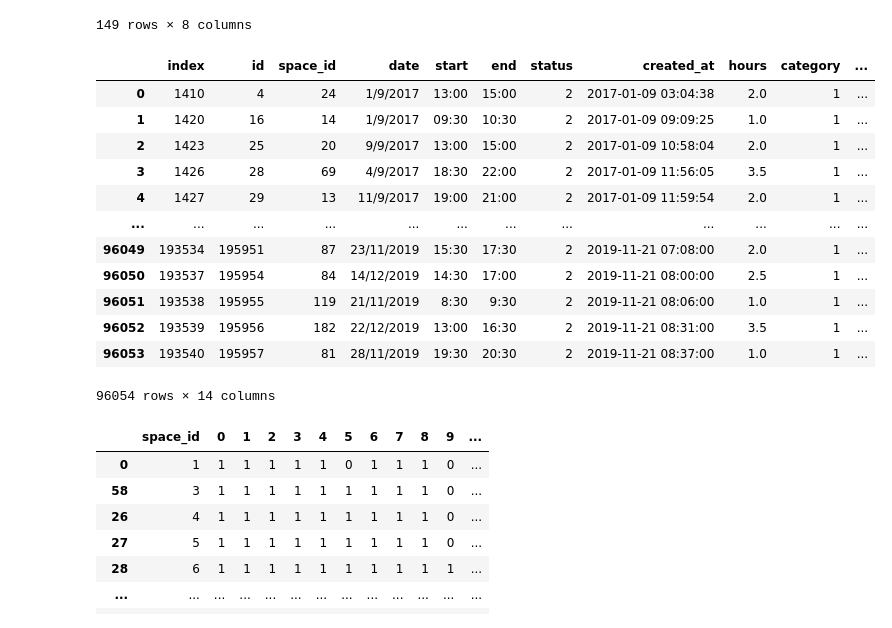
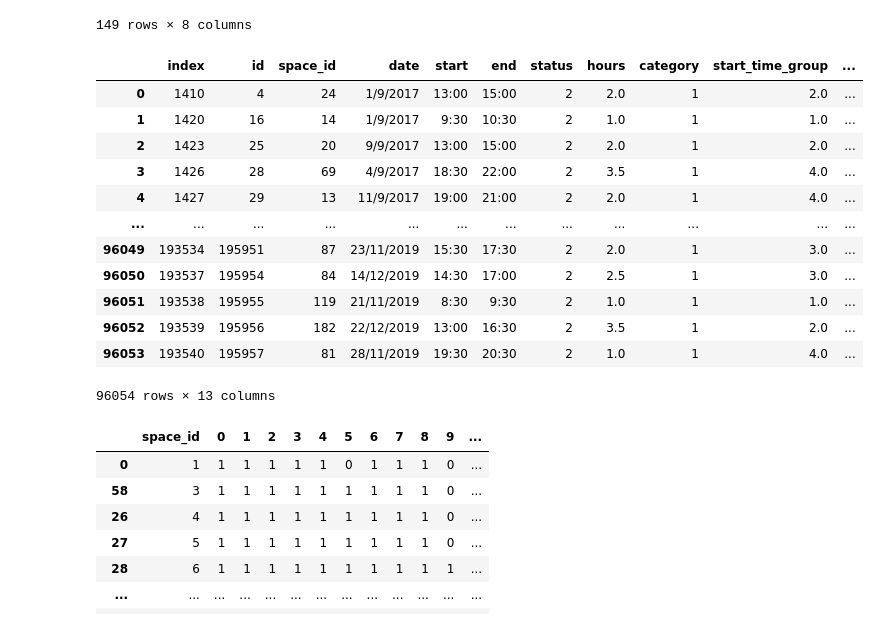
Before and after one commit to Pianochicken/NTPU_Pickone_Dynamic_Pricing, a Jupyter notebook: Data/Code/Pickone_Dynamic_Pricing.ipynb, the cells around one changed output. Drawn from its saved outputs; the diff is of its cells as text; code cells hidden in the pictures.

```diff
--- a/Data/Code/Pickone_Dynamic_Pricing.ipynb
+++ b/Data/Code/Pickone_Dynamic_Pricing.ipynb
@@ -173,8 +159,8 @@ data_space
 # Delete specific user_id, and add 'start_time_group', 'end_time_group','weekday','Is_holiday' as new columns
 
 #####  真實 order 訂單處理  #####
-data_order = pd.read_csv("old_new_order_original.csv", encoding = 'utf-8')
-
+data_order = pd.read_csv("old_new_order_origional2.csv", encoding = 'big5') #生
+order_created_at = data_order[['id','created_at']]
 #####。刪除特定user_id(employee)
 data_order = data_order.loc[data_order['user_id'] != 1307]
 data_order = data_order.loc[data_order['user_id'] != 798]
@@ -248,6 +234,7 @@ data_order = data_order.drop('original_amount', axis = 1)
 data_order = data_order.drop('amount', axis = 1)
 data_order = data_order.drop('type', axis = 1)
 data_order = data_order.drop('returned_data', axis = 1)
+data_order = data_order.drop('created_at',axis = 1)
 data_order = data_order.drop('updated_at', axis = 1)
 data_order = data_order[data_order['status'] == 2]
 data_order = data_order[data_order['category'] == 1]
@@ -258,51 +245,51 @@ data_order.reset_index(inplace = True)
 timegroup1 = ['06:00','6:00','06:30','6:30','07:00','7:00','07:30','7:30','08:00','8:00','08:30','8:30','09:00','9:00','09:30','9:30','10:00','10:30','11:00','11:30', '12:00']
 timegroup2 = ['12:00','12:30','13:00','13:30', '14:00']
 timegroup3 = ['14:00','14:30','15:00','15:30','16:00','16:30','17:00','17:30', '18:00']
-timegroup4 = ['18:00','18:30','19:00','19:30','20:00','20:30','21:00','21:30','22:00','22:30','23:00','23:30', '24:00', '24:00:00', '0:00','00:00', '00:30', '01:00','1:00','01:30','1:30','02:00','2:00','02:30','2:30','03:00','3:00','03:30','3:30','04:00','4:00','04:30','4:30','05:00','5:00','05:30','5:30', '06:00', '6:00']
+timegroup4 = ['18:00','18:30','19:00','19:30','20:00','20:30','21:00','21:30','22:00','22:30','23:00','23:30', '24:00', '24:00:00', '0:00','00:00','0:30','00:30', '01:00','1:00','01:30','1:30','02:00','2:00','02:30','2:30','03:00','3:00','03:30','3:30','04:00','4:00','04:30','4:30','05:00','5:00','05:30','5:30', '06:00', '6:00']
 
 for i in range(len(data_order)):
   if data_order.loc[i, 'start'] in timegroup1:
     data_order.loc[i, 'start_time_group'] = 1
   elif data_order.loc[i, 'start'] in timegroup2:
     data_order.loc[i, 'start_time_group'] = 2
   elif data_order.loc[i, 'start'] in timegroup3:
     data_order.loc[i, 'start_time_group'] = 3
   elif data_order.loc[i, 'start'] in timegroup4:
     data_order.loc[i, 'start_time_group'] = 4
   if data_order.loc[i, 'end'] in timegroup1:
     data_order.loc[i, 'end_time_group'] = 1
   elif data_order.loc[i, 'end'] in timegroup2:
     data_order.loc[i, 'end_time_group'] = 2
   elif data_order.loc[i, 'end'] in timegroup3:
     data_order.loc[i, 'end_time_group'] = 3
   elif data_order.loc[i, 'end'] in timegroup4:
     data_order.loc[i, 'end_time_group'] = 4
 
 #新增weekday跟Is_holiday
 from datetime import datetime
 for i in range(len(data_order)):
   data_order.loc[i,'weekday'] = datetime.strptime(data_order.loc[i,'date'],'%d/%m/%Y').weekday()
   data_order.loc[i,'weekday'] += 1
   if (data_order.loc[i,'weekday'] == 6 or data_order.loc[i,'weekday'] == 7):
     data_order.loc[i,'Is_holiday'] = 1
   else:
     data_order.loc[i,'Is_holiday'] = 0
 
 data_order
 # %% [output]
-|  | index | id | space_id | date | start | end | status | created_at | hours | category | ... |
-| 0 | 1410 | 4 | 24 | 1/9/2017 | 13:00 | 15:00 | 2 | 2017-01-09 03:04:38 | 2.0 | 1 | ... |
-| 1 | 1420 | 16 | 14 | 1/9/2017 | 09:30 | 10:30 | 2 | 2017-01-09 09:09:25 | 1.0 | 1 | ... |
-| 2 | 1423 | 25 | 20 | 9/9/2017 | 13:00 | 15:00 | 2 | 2017-01-09 10:58:04 | 2.0 | 1 | ... |
-| 3 | 1426 | 28 | 69 | 4/9/2017 | 18:30 | 22:00 | 2 | 2017-01-09 11:56:05 | 3.5 | 1 | ... |
-| 4 | 1427 | 29 | 13 | 11/9/2017 | 19:00 | 21:00 | 2 | 2017-01-09 11:59:54 | 2.0 | 1 | ... |
+|  | index | id | space_id | date | start | end | status | hours | category | start_time_group | ... |
+| 0 | 1410 | 4 | 24 | 1/9/2017 | 13:00 | 15:00 | 2 | 2.0 | 1 | 2.0 | ... |
+| 1 | 1420 | 16 | 14 | 1/9/2017 | 9:30 | 10:30 | 2 | 1.0 | 1 | 1.0 | ... |
+| 2 | 1423 | 25 | 20 | 9/9/2017 | 13:00 | 15:00 | 2 | 2.0 | 1 | 2.0 | ... |
+| 3 | 1426 | 28 | 69 | 4/9/2017 | 18:30 | 22:00 | 2 | 3.5 | 1 | 4.0 | ... |
+| 4 | 1427 | 29 | 13 | 11/9/2017 | 19:00 | 21:00 | 2 | 2.0 | 1 | 4.0 | ... |
 | ... | ... | ... | ... | ... | ... | ... | ... | ... | ... | ... | ... |
-| 96049 | 193534 | 195951 | 87 | 23/11/2019 | 15:30 | 17:30 | 2 | 2019-11-21 07:08:00 | 2.0 | 1 | ... |
-| 96050 | 193537 | 195954 | 84 | 14/12/2019 | 14:30 | 17:00 | 2 | 2019-11-21 08:00:00 | 2.5 | 1 | ... |
-| 96051 | 193538 | 195955 | 119 | 21/11/2019 | 8:30 | 9:30 | 2 | 2019-11-21 08:06:00 | 1.0 | 1 | ... |
-| 96052 | 193539 | 195956 | 182 | 22/12/2019 | 13:00 | 16:30 | 2 | 2019-11-21 08:31:00 | 3.5 | 1 | ... |
-| 96053 | 193540 | 195957 | 81 | 28/11/2019 | 19:30 | 20:30 | 2 | 2019-11-21 08:37:00 | 1.0 | 1 | ... |
+| 96049 | 193534 | 195951 | 87 | 23/11/2019 | 15:30 | 17:30 | 2 | 2.0 | 1 | 3.0 | ... |
+| 96050 | 193537 | 195954 | 84 | 14/12/2019 | 14:30 | 17:00 | 2 | 2.5 | 1 | 3.0 | ... |
+| 96051 | 193538 | 195955 | 119 | 21/11/2019 | 8:30 | 9:30 | 2 | 1.0 | 1 | 1.0 | ... |
+| 96052 | 193539 | 195956 | 182 | 22/12/2019 | 13:00 | 16:30 | 2 | 3.5 | 1 | 2.0 | ... |
+| 96053 | 193540 | 195957 | 81 | 28/11/2019 | 19:30 | 20:30 | 2 | 1.0 | 1 | 4.0 | ... |
-96054 rows × 14 columns
+96054 rows × 13 columns
 # %%
 # Transpose 'space_device'
 
```
Also changed, not shown: parts of 32 cells of this notebook, 2 other files.
